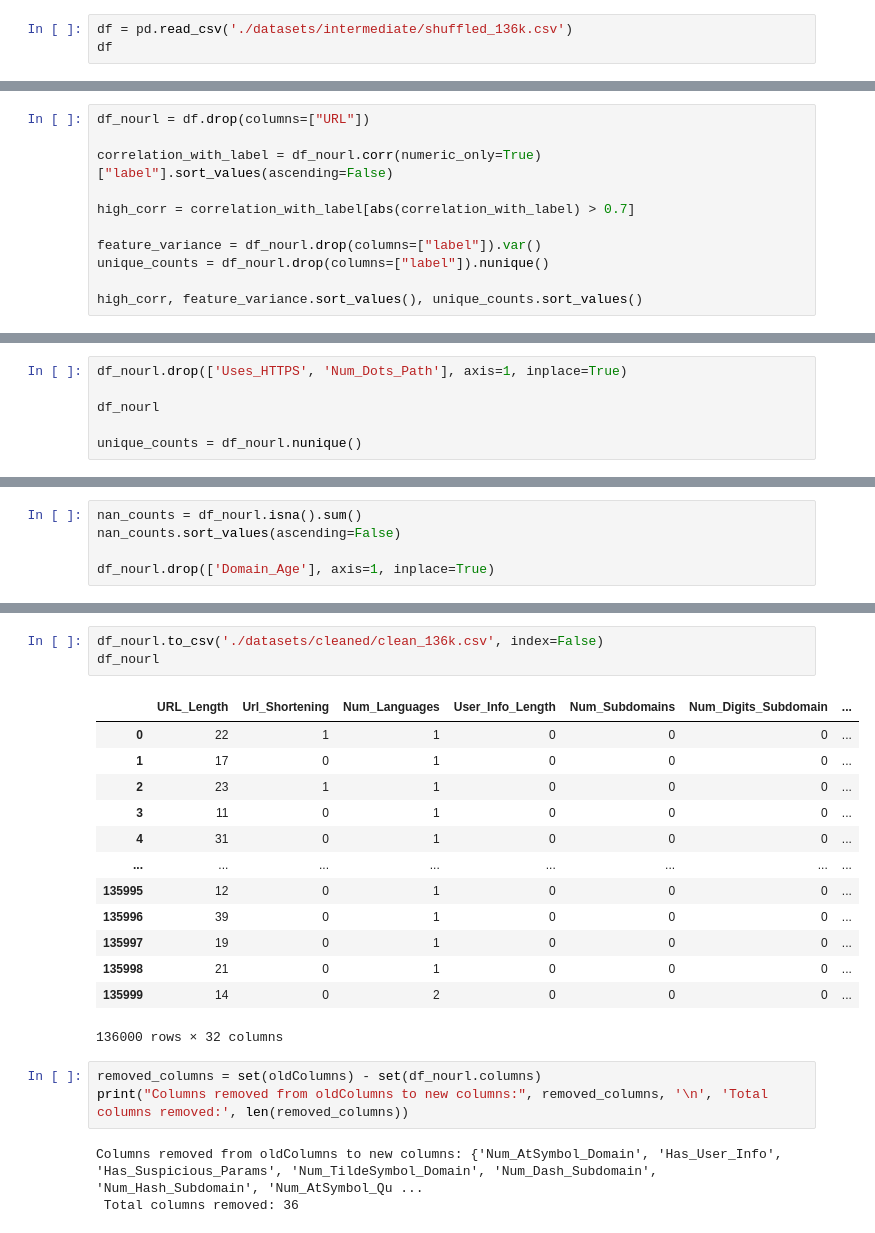
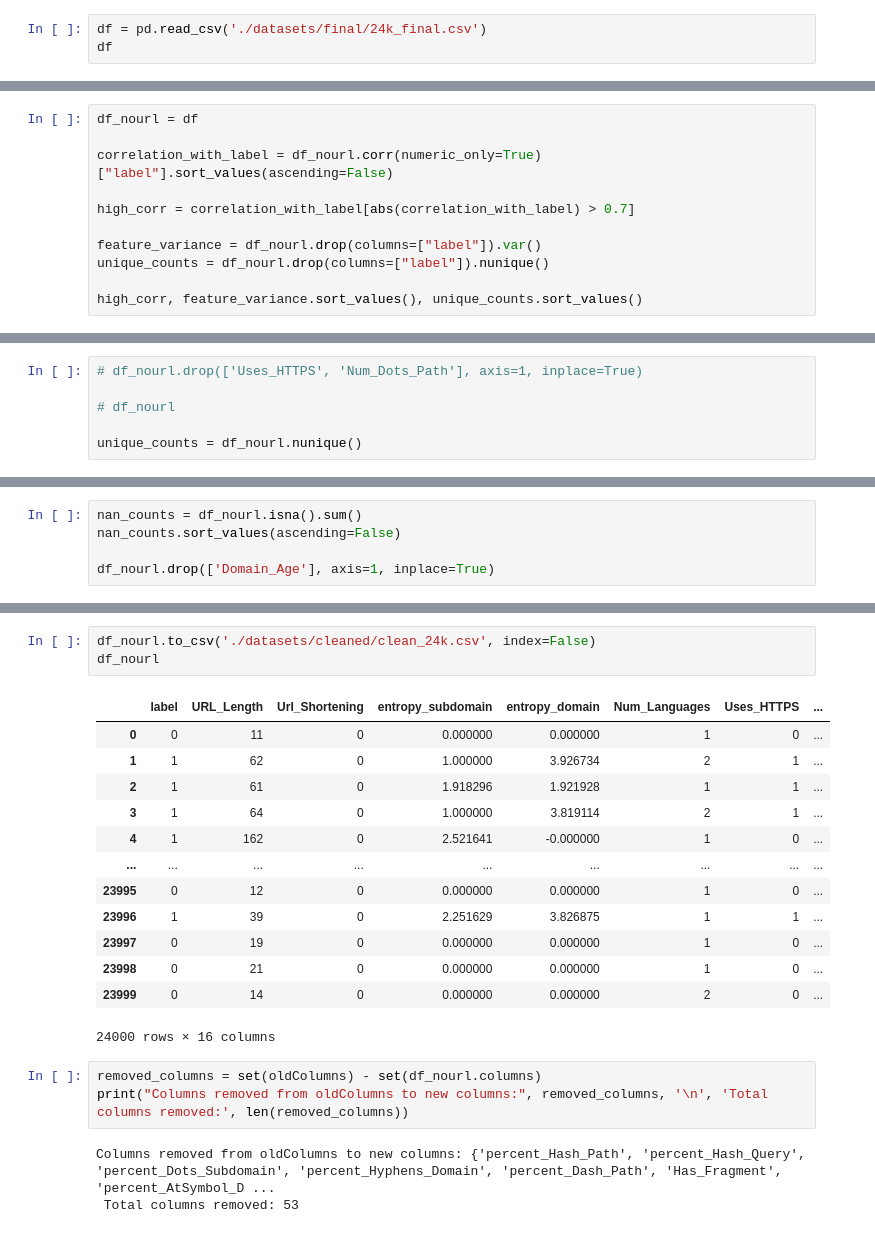
Before and after one commit to nandanpi/hpe-cpp, a Jupyter notebook: clean_dataset.ipynb, the cells around one changed output, grey strips where cells are left out. Saved outputs shown, nothing was run; the diff lists cells and outputs as text.

Commit message:
code cleanup and refac

```diff
--- a/clean_dataset.ipynb
+++ b/clean_dataset.ipynb
@@ -1,6 +1,6 @@
 # %%
 import pandas as pd
 # %%
-df = pd.read_csv('./datasets/intermediate/shuffled_136k.csv')
+df = pd.read_csv('./datasets/final/24k_final.csv')
 df
 # %% [output]
@@ -56,5 +56,5 @@ joblib.dump(le, 'saved_models/label_encoder.joblib')
 # %%
-df_nourl = df.drop(columns=["URL"])
+df_nourl = df
 
 correlation_with_label = df_nourl.corr(numeric_only=True)["label"].sort_values(ascending=False)
 
@@ -131,8 +136,8 @@ Num_Dots_Path   -0.818539
 Name: label, dtype: float64
 # %%
-df_nourl.drop(['Uses_HTTPS', 'Num_Dots_Path'], axis=1, inplace=True)
+# df_nourl.drop(['Uses_HTTPS', 'Num_Dots_Path'], axis=1, inplace=True)
 
-df_nourl
+# df_nourl
 
 unique_counts = df_nourl.nunique()
 # %%
@@ -245,24 +253,24 @@ Global_Ranking                 -0.422048
 Name: label, dtype: float64
 # %%
-df_nourl.to_csv('./datasets/cleaned/clean_136k.csv', index=False)
+df_nourl.to_csv('./datasets/cleaned/clean_24k.csv', index=False)
 df_nourl
 # %% [output]
-|  | URL_Length | Url_Shortening | Num_Languages | User_Info_Length | Num_Subdomains | Num_Digits_Subdomain | ... |
-| 0 | 22 | 1 | 1 | 0 | 0 | 0 | ... |
-| 1 | 17 | 0 | 1 | 0 | 0 | 0 | ... |
-| 2 | 23 | 1 | 1 | 0 | 0 | 0 | ... |
-| 3 | 11 | 0 | 1 | 0 | 0 | 0 | ... |
-| 4 | 31 | 0 | 1 | 0 | 0 | 0 | ... |
-| ... | ... | ... | ... | ... | ... | ... | ... |
-| 135995 | 12 | 0 | 1 | 0 | 0 | 0 | ... |
-| 135996 | 39 | 0 | 1 | 0 | 0 | 0 | ... |
-| 135997 | 19 | 0 | 1 | 0 | 0 | 0 | ... |
-| 135998 | 21 | 0 | 1 | 0 | 0 | 0 | ... |
-| 135999 | 14 | 0 | 2 | 0 | 0 | 0 | ... |
+|  | label | URL_Length | Url_Shortening | entropy_subdomain | entropy_domain | Num_Languages | Uses_HTTPS | ... |
+| 0 | 0 | 11 | 0 | 0.000000 | 0.000000 | 1 | 0 | ... |
+| 1 | 1 | 62 | 0 | 1.000000 | 3.926734 | 2 | 1 | ... |
+| 2 | 1 | 61 | 0 | 1.918296 | 1.921928 | 1 | 1 | ... |
+| 3 | 1 | 64 | 0 | 1.000000 | 3.819114 | 2 | 1 | ... |
+| 4 | 1 | 162 | 0 | 2.521641 | -0.000000 | 1 | 0 | ... |
+| ... | ... | ... | ... | ... | ... | ... | ... | ... |
+| 23995 | 0 | 12 | 0 | 0.000000 | 0.000000 | 1 | 0 | ... |
+| 23996 | 1 | 39 | 0 | 2.251629 | 3.826875 | 1 | 1 | ... |
+| 23997 | 0 | 19 | 0 | 0.000000 | 0.000000 | 1 | 0 | ... |
+| 23998 | 0 | 21 | 0 | 0.000000 | 0.000000 | 1 | 0 | ... |
+| 23999 | 0 | 14 | 0 | 0.000000 | 0.000000 | 2 | 0 | ... |
-136000 rows × 32 columns
+24000 rows × 16 columns
 # %%
 removed_columns = set(oldColumns) - set(df_nourl.columns)
 print("Columns removed from oldColumns to new columns:", removed_columns, '\n', 'Total columns removed:', len(removed_columns))
 # %% [output]
-Columns removed from oldColumns to new columns: {'Num_AtSymbol_Domain', 'Has_User_Info', 'Has_Suspicious_Params', 'Num_TildeSymbol_Domain', 'Num_Dash_Subdomain', 'Num_Hash_Subdomain', 'Num_AtSymbol_Qu ...
- Total columns removed: 36
+Columns removed from oldColumns to new columns: {'percent_Hash_Path', 'percent_Hash_Query', 'percent_Dots_Subdomain', 'percent_Hyphens_Domain', 'percent_Dash_Path', 'Has_Fragment', 'percent_AtSymbol_D ...
+ Total columns removed: 53
```
Also changed, not shown: parts of 14 cells of this notebook, 45 other files.
